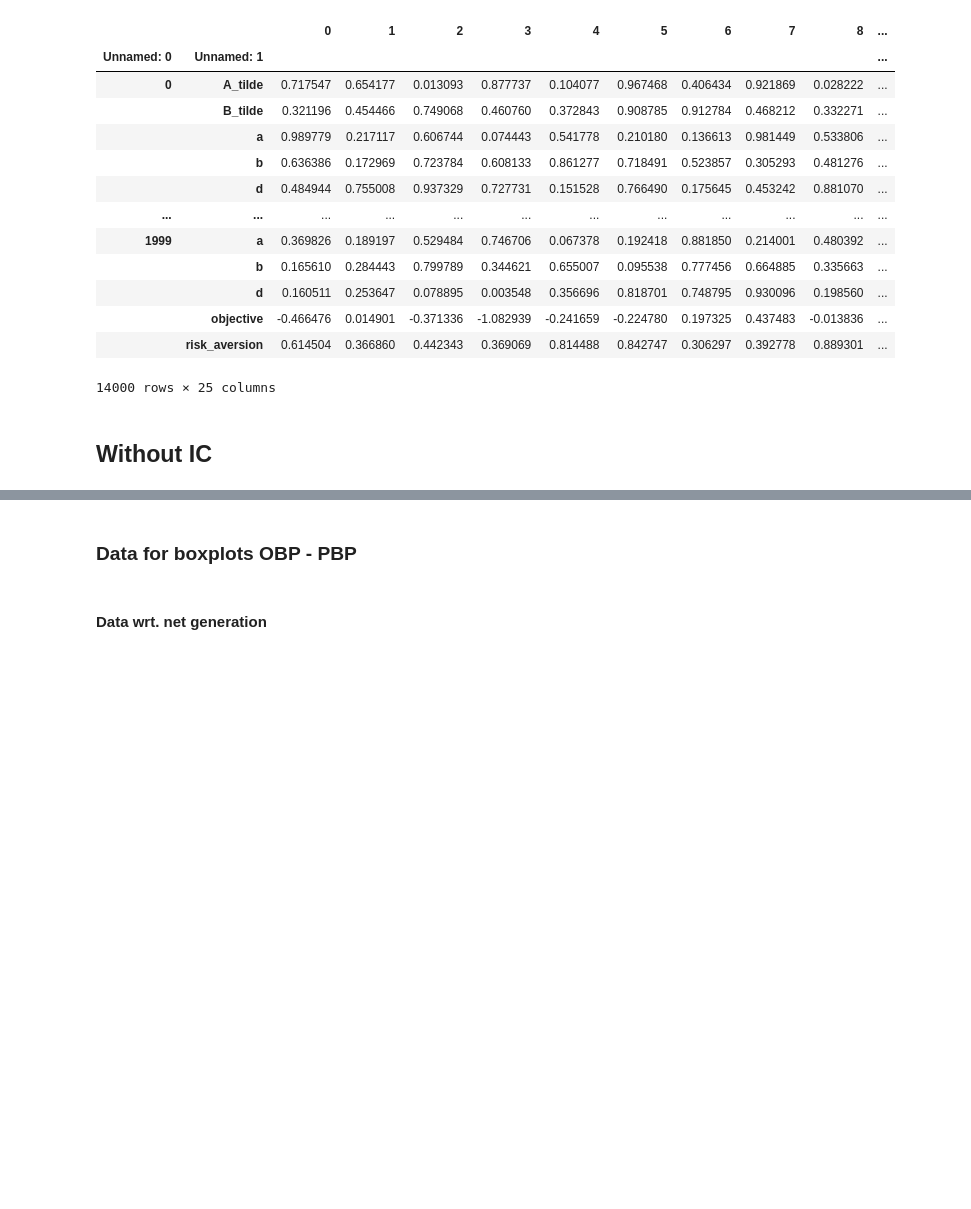
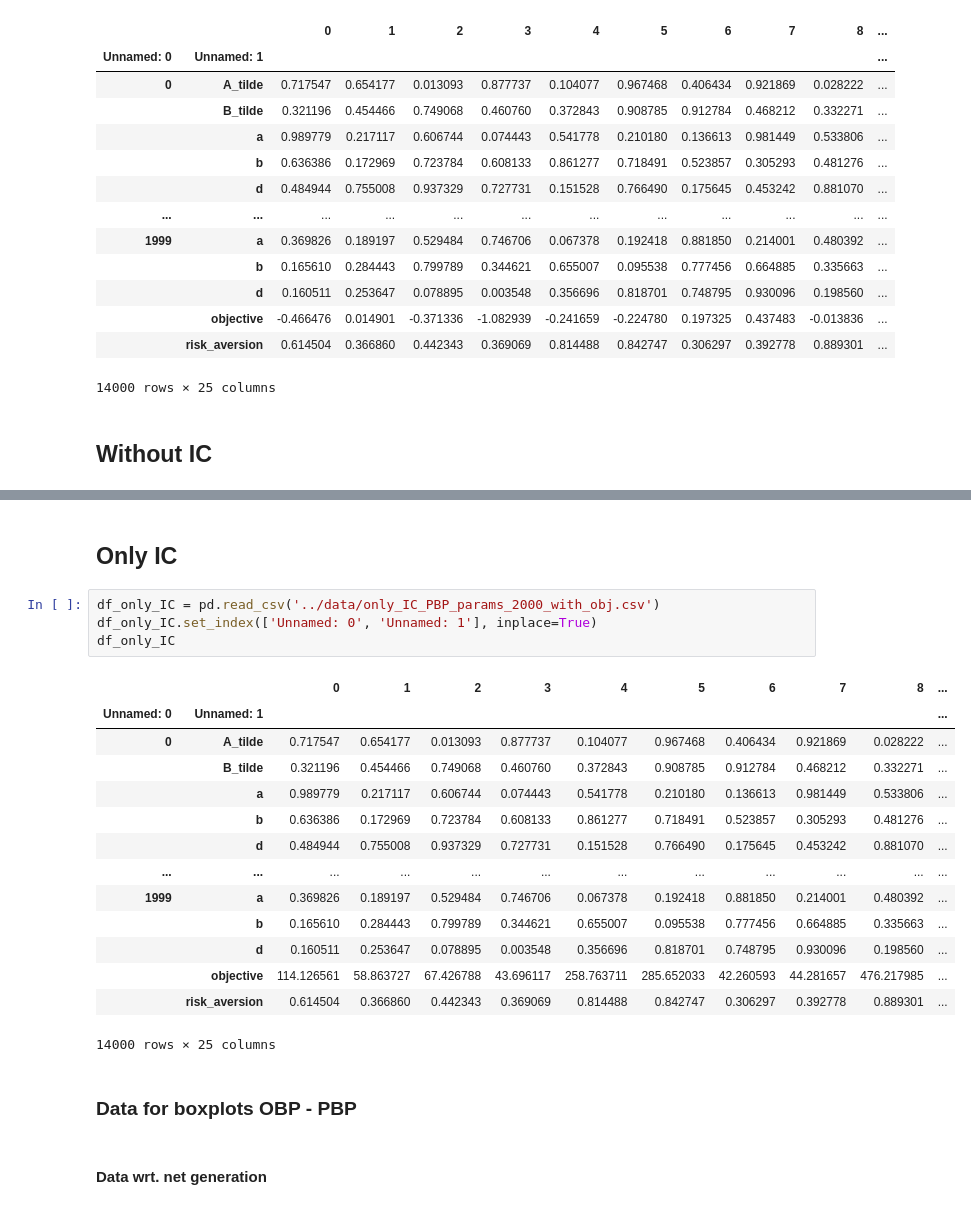
Before and after one commit to ishilov/risk_paper, a Jupyter notebook: notebooks/graphs.ipynb, the cells around one changed output, grey strips where cells are left out. Cells and saved outputs as stored; diff of their text form; blank space fills up the shorter version.

```diff
--- a/notebooks/graphs.ipynb
+++ b/notebooks/graphs.ipynb
@@ -124,5 +124,26 @@ df_without_IC
 |  | risk_aversion | 0.614504 | 0.366860 | 0.442343 | 0.369069 | 0.814488 | 0.842747 | 0.306297 | 0.392778 | 0.889301 | ... |
 14000 rows × 25 columns
+# %% [markdown]
+## Only IC
+# %%
+df_only_IC = pd.read_csv('../data/only_IC_PBP_params_2000_with_obj.csv')
+df_only_IC.set_index(['Unnamed: 0', 'Unnamed: 1'], inplace=True)
+df_only_IC
+# %% [output]
+|  |  | 0 | 1 | 2 | 3 | 4 | 5 | 6 | 7 | 8 | ... |
+| Unnamed: 0 | Unnamed: 1 |  |  |  |  |  |  |  |  |  | ... |
+| 0 | A_tilde | 0.717547 | 0.654177 | 0.013093 | 0.877737 | 0.104077 | 0.967468 | 0.406434 | 0.921869 | 0.028222 | ... |
+|  | B_tilde | 0.321196 | 0.454466 | 0.749068 | 0.460760 | 0.372843 | 0.908785 | 0.912784 | 0.468212 | 0.332271 | ... |
+|  | a | 0.989779 | 0.217117 | 0.606744 | 0.074443 | 0.541778 | 0.210180 | 0.136613 | 0.981449 | 0.533806 | ... |
+|  | b | 0.636386 | 0.172969 | 0.723784 | 0.608133 | 0.861277 | 0.718491 | 0.523857 | 0.305293 | 0.481276 | ... |
+|  | d | 0.484944 | 0.755008 | 0.937329 | 0.727731 | 0.151528 | 0.766490 | 0.175645 | 0.453242 | 0.881070 | ... |
+| ... | ... | ... | ... | ... | ... | ... | ... | ... | ... | ... | ... |
+| 1999 | a | 0.369826 | 0.189197 | 0.529484 | 0.746706 | 0.067378 | 0.192418 | 0.881850 | 0.214001 | 0.480392 | ... |
+|  | b | 0.165610 | 0.284443 | 0.799789 | 0.344621 | 0.655007 | 0.095538 | 0.777456 | 0.664885 | 0.335663 | ... |
+|  | d | 0.160511 | 0.253647 | 0.078895 | 0.003548 | 0.356696 | 0.818701 | 0.748795 | 0.930096 | 0.198560 | ... |
+|  | objective | 114.126561 | 58.863727 | 67.426788 | 43.696117 | 258.763711 | 285.652033 | 42.260593 | 44.281657 | 476.217985 | ... |
+|  | risk_aversion | 0.614504 | 0.366860 | 0.442343 | 0.369069 | 0.814488 | 0.842747 | 0.306297 | 0.392778 | 0.889301 | ... |
+14000 rows × 25 columns
 # %% [markdown]
 ### Data for boxplots OBP - PBP
 # %% [markdown]
```
Also changed, not shown: parts of 10 cells of this notebook, 1 other file.
